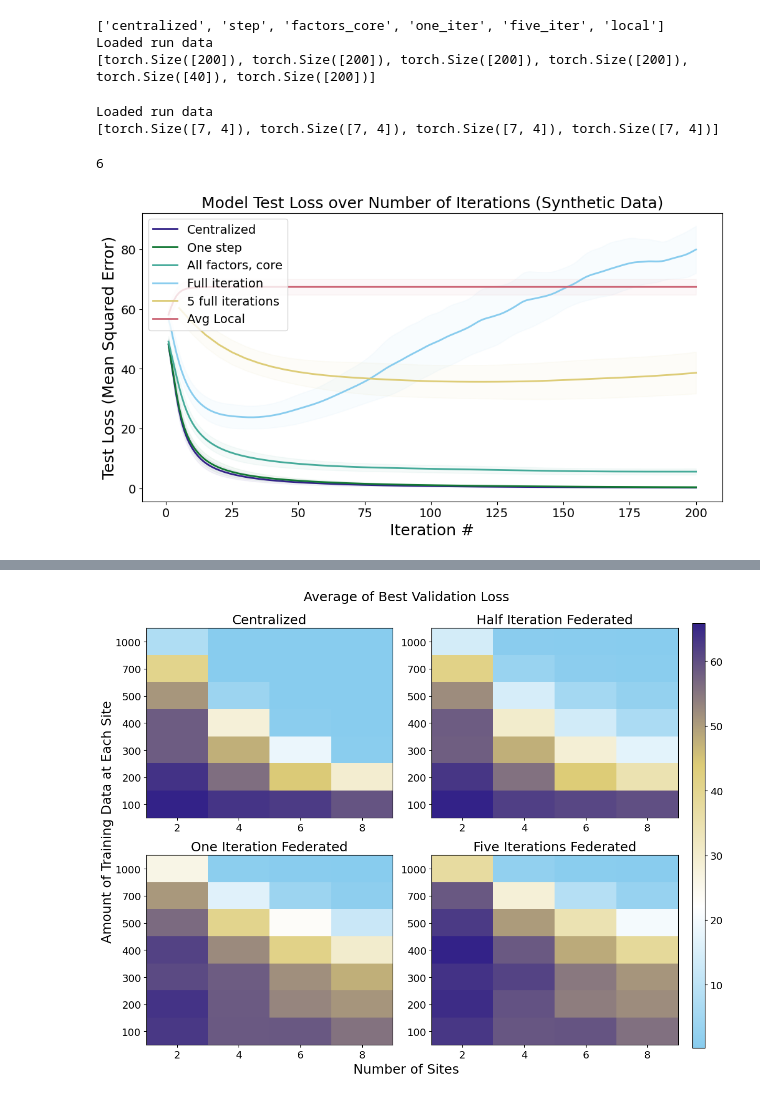
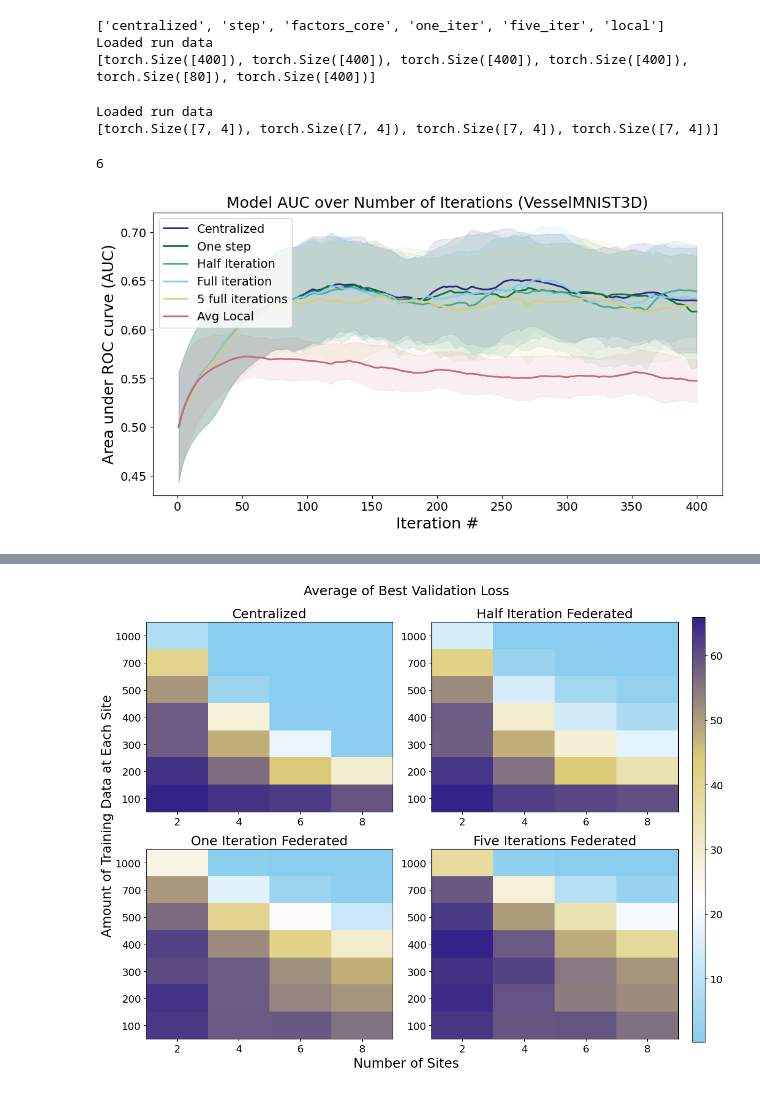
Before and after one commit to fshcat/federated-LSRTR, a Jupyter notebook: notebooks/federated_comparison.ipynb, the cells around one changed output, grey strips where cells are left out. Saved outputs shown, nothing was run; the diff lists cells and outputs as text; code cells hidden in the pictures.

Commit message:
redid plots

```diff
--- a/notebooks/federated_comparison.ipynb
+++ b/notebooks/federated_comparison.ipynb
@@ -146,8 +146,8 @@ run_vessel_combined(*trial_args[0])
 os.listdir('../data/vessel_tuning')
 # %%
 #Load data from runs (loss vs. iterations)
-path_base = "../data/synth_final"
-size = 500
+path_base = "../data/vessel_final"
+size = 100
 clients = 6
 
 names = [f"centralized", f"step", f"factors_core", f"one_iter", f"five_iter", f"local"]
@@ -162,25 +162,32 @@ train_accs, train_acc_std = [], []
 val_accs, val_acc_std = [], []
 
 for name in names:
+    method_name = f"{name}_{size}_{clients}"
     path = f"{path_base}/{name}_{size}_{clients}"
-    train_losses.append(torch.mean(torch.load(f"{path}/train_loss"), axis=0))
-    train_std.append(torch.std(torch.load(f"{path}/train_loss"), axis=0))
 
-    val_losses.append(torch.mean(torch.load(f"{path}/val_loss"), axis=0))
-    val_std.append(torch.std(torch.load(f"{path}/val_loss"), axis=0))
+    train_loss = torch.cat((torch.load(f"{path_base}_1/{method_name}/train_loss"), torch.load(f"{path_base}_2/{method_name}/train_loss")))
+    val_loss = torch.cat((torch.load(f"{path_base}_1/{method_name}/val_loss"), torch.load(f"{path_base}_2/{method_name}/val_loss")))
+    train_auc = torch.cat((torch.load(f"{path_base}_1/{method_name}/train_auc"), torch.load(f"{path_base}_2/{method_name}/train_auc")))
+    val_auc = torch.cat((torch.load(f"{path_base}_1/{method_name}/val_auc"), torch.load(f"{path_base}_2/{method_name}/val_auc")))
 
-    """train_accs.append(torch.mean(torch.load(f"{path}/train_auc"), axis=0))
-    train_acc_std.append(torch.std(torch.load(f"{path}/train_auc"), axis=0))
+    train_losses.append(torch.mean(train_loss, axis=0))
+    train_std.append(torch.std(train_loss, axis=0))
 
-    val_accs.append(torch.mean(torch.load(f"{path}/val_auc"), axis=0))
-    val_acc_std.append(torch.std(torch.load(f"{path}/val_auc"), axis=0))"""
+    val_losses.append(torch.mean(val_loss, axis=0))
+    val_std.append(torch.std(val_loss, axis=0))
+
+    train_accs.append(torch.mean(train_auc, axis=0))
+    train_acc_std.append(torch.std(train_auc, axis=0))
+
+    val_accs.append(torch.mean(val_auc, axis=0))
+    val_acc_std.append(torch.std(val_auc, axis=0))
 
 print("Loaded run data")
 print([vl.shape for vl in val_losses])
 # %% [output]
 ['centralized', 'step', 'factors_core', 'one_iter', 'five_iter', 'local']
 Loaded run data
-[torch.Size([200]), torch.Size([200]), torch.Size([200]), torch.Size([200]), torch.Size([40]), torch.Size([200])]
+[torch.Size([400]), torch.Size([400]), torch.Size([400]), torch.Size([400]), torch.Size([80]), torch.Size([400])]
 # %%
 #Load data from runs (min loss vs. size comparison)
 path_base = "../data/synth_final"
@@ -269,35 +276,35 @@ Loaded run data
 # %%
 # loss vs iterations graph
 
 colors = ["#332288", "#117733", "#44AA99", "#88CCEE", "#DDCC77", "#CC6677", "#AA4499", "#882255", "#5D070A"]
-labels = ["Centralized", "One step", "All factors, core", "Full iteration", "5 full iterations", "Avg Local"]
+labels = ["Centralized", "One step", "Half Iteration", "Full iteration", "5 full iterations", "Avg Local"]
 #labels = names
 
-metrics = val_losses
-stds = val_std
+metrics = val_accs
+stds = val_acc_std
 
 print(len(names))
 
-xscales = [200 // len(x) for x in metrics]
+xscales = [400 // len(x) for x in metrics]
 
 plt.figure(figsize=(12, 6))
 for metric, std, xscale, label, color in zip(metrics, stds, xscales, labels, colors):
     plt.plot((np.arange(len(metric)) + 1)*xscale, metric, label=label, linewidth=2, color=color)
-    plt.fill_between((np.arange(len(metric)) + 1)*xscale, metric-std, metric+std, alpha=0.05, color=color)
+    plt.fill_between((np.arange(len(metric)) + 1)*xscale, metric-std, metric+std, alpha=0.1, color=color)
 
 legend = plt.legend(loc='upper left', fontsize=14)
 
 # Set x and y tick labels font size
 plt.xticks(fontsize=14)
 plt.yticks(fontsize=14)
 
 plt.xlabel("Iteration #", fontsize=18)
-plt.ylabel("Test Loss (Mean Squared Error)", fontsize=18)
-plt.title("Model Test Loss over Number of Iterations (Synthetic Data)", fontsize=18)
+plt.ylabel("Area under ROC curve (AUC)", fontsize=18)
+plt.title("Model AUC over Number of Iterations (VesselMNIST3D)", fontsize=18)
 plt.show()
 # %% [output]
 6
-[figure, old version]
+[figure, new version]
 # %%
 # min loss vs num samples graph
 
```
